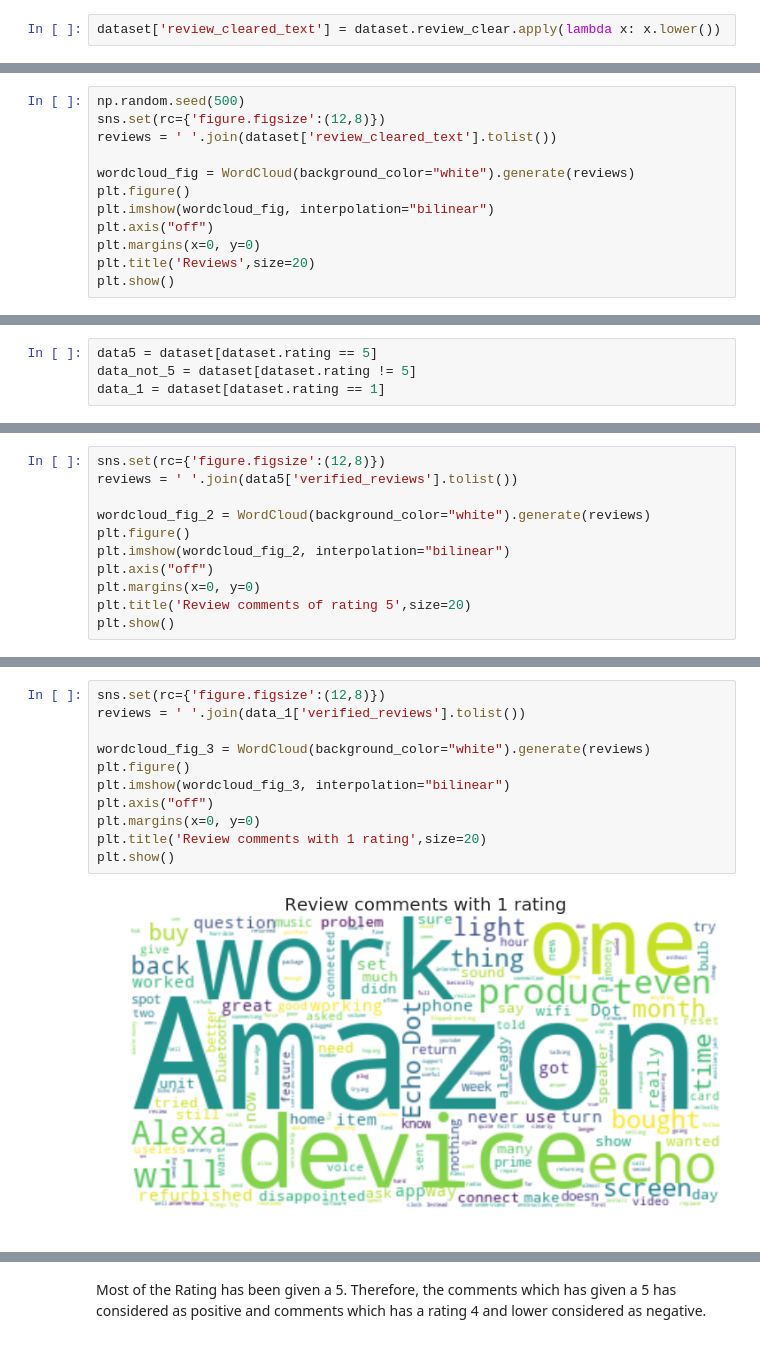
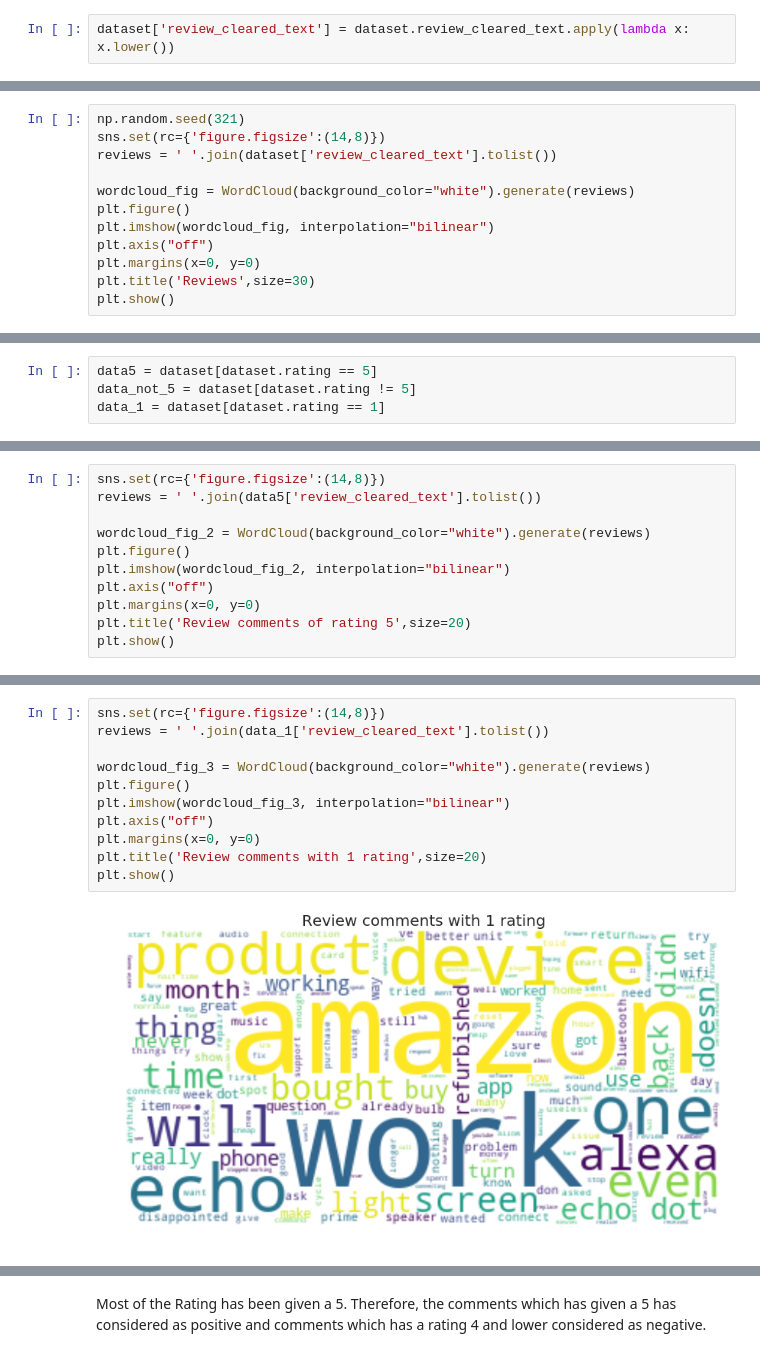
Before and after one commit to lahirurane/MERN_Example, a Jupyter notebook: UTS_ML2019_A2_.ipynb, the cells around one changed output, grey strips where cells are left out. Cells and saved outputs as stored; diff of their text form.

```diff
--- a/UTS_ML2019_A2_.ipynb
+++ b/UTS_ML2019_A2_.ipynb
@@ -57,5 +144,5 @@ Concert all text to Lower case
 # %%
-dataset['review_cleared_text'] = dataset.review_clear.apply(lambda x: x.lower())
+dataset['review_cleared_text'] = dataset.review_cleared_text.apply(lambda x: x.lower())
 # %%
 print('The mean for the review comment text length:',dataset['review_text_length'].mean())
 print('The standard deviation for the review comment text length:',dataset['review_text_length'].std())
@@ -77,6 +165,6 @@ Text(0.5, 1.0, 'Distribution of review comment text lengths')
 # %%
-np.random.seed(500)
-sns.set(rc={'figure.figsize':(12,8)})
+np.random.seed(321)
+sns.set(rc={'figure.figsize':(14,8)})
 reviews = ' '.join(dataset['review_cleared_text'].tolist())
 
 wordcloud_fig = WordCloud(background_color="white").generate(reviews)
@@ -84,6 +172,6 @@ plt.figure()
 plt.imshow(wordcloud_fig, interpolation="bilinear")
 plt.axis("off")
 plt.margins(x=0, y=0)
-plt.title('Reviews',size=20)
+plt.title('Reviews',size=30)
 plt.show()
 # %% [output]
@@ -117,6 +203,6 @@ data_1 = dataset[dataset.rating == 1]
 # %%
-sns.set(rc={'figure.figsize':(12,8)})
-reviews = ' '.join(data5['verified_reviews'].tolist())
+sns.set(rc={'figure.figsize':(14,8)})
+reviews = ' '.join(data5['review_cleared_text'].tolist())
 
 wordcloud_fig_2 = WordCloud(background_color="white").generate(reviews)
 plt.figure()
@@ -130,16 +216,16 @@ plt.show()
 # %%
-sns.set(rc={'figure.figsize':(12,8)})
-reviews = ' '.join(data_1['verified_reviews'].tolist())
+sns.set(rc={'figure.figsize':(14,8)})
+reviews = ' '.join(data_1['review_cleared_text'].tolist())
 
 wordcloud_fig_3 = WordCloud(background_color="white").generate(reviews)
 plt.figure()
 plt.imshow(wordcloud_fig_3, interpolation="bilinear")
 plt.axis("off")
 plt.margins(x=0, y=0)
 plt.title('Review comments with 1 rating',size=20)
 plt.show()
 # %% [output]
-[figure, old version]
+[figure, new version]
 # %%
 sns.boxplot(dataset.variation, dataset.rating)
 plt.xticks(rotation = 90)
```
Also changed, not shown: parts of 68 cells of this notebook.
